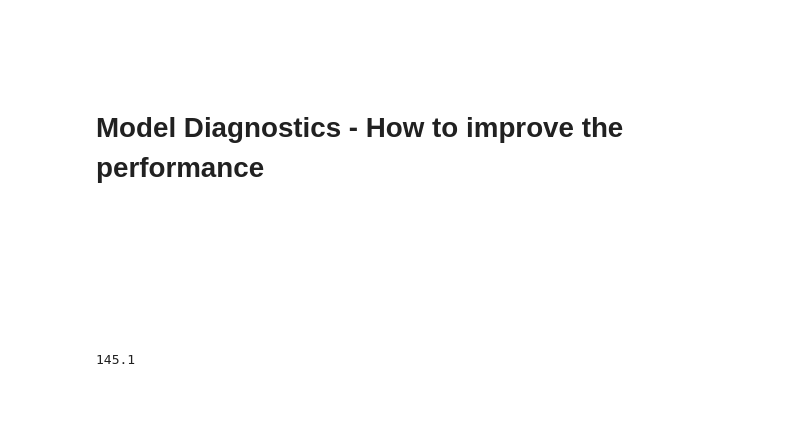
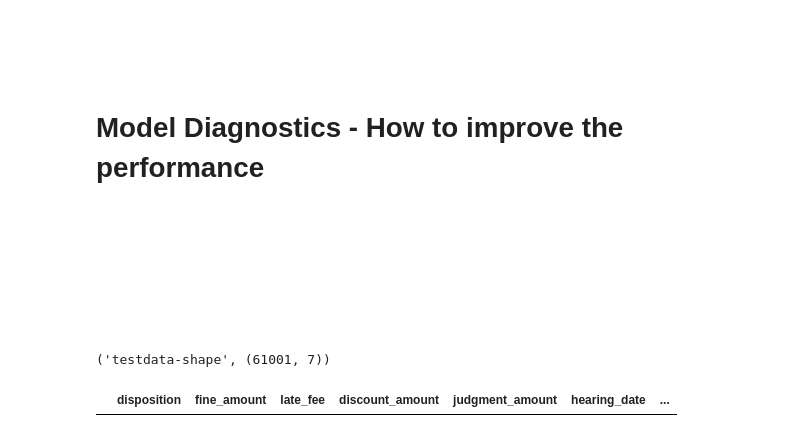
Before and after one commit to Jay-0520/Data_Science, a Jupyter notebook: predicting_property_maintenance_fines/introduction_and_data_exploration.ipynb, the cells around one changed output. Cells and saved outputs as stored; diff of their text form; code cells hidden in the pictures; blank space fills up the shorter version.

```diff
--- a/predicting_property_maintenance_fines/predicting_property_maintenance_fines.ipynb
+++ b/predicting_property_maintenance_fines/introduction_and_data_exploration.ipynb
@@ -1389,7 +1436,45 @@ reg_RF.score(X_test, y_test)
  <br>
  <br>
  <br>
-# %%
-140.69 + 4.41
-# %% [output]
-145.1
+# %%
+# read the two datasets
+traindata = pd.read_csv('train.csv',encoding = "ISO-8859-1")
+testdata = pd.read_csv('test.csv',encoding = "ISO-8859-1")
+
+# add one more feature
+columns_to_keep = ['disposition','fine_amount','late_fee', 'discount_amount',
+                   'judgment_amount','hearing_date', 'ticket_issued_date', 'compliance']
+columns_to_keep_test = ['disposition','fine_amount','late_fee', 'discount_amount',
+                        'judgment_amount','hearing_date', 'ticket_issued_date']
+
+traindata = traindata[columns_to_keep]
+testdata = testdata[columns_to_keep_test]
+
+
+# reduce memory usage by casting
+for i in range(len(traindata.columns)):
+    if len(traindata[traindata.columns[i]].unique()) < 250:
+        traindata[traindata.columns[i]] = traindata[traindata.columns[i]].astype('category')
+
+# Double check and drop any of the columns and rows that contains NAN
+traindata = traindata.dropna(axis=1,how='all') # drop columns that contain only Nans
+traindata = traindata.dropna(axis=0,how='any') # drop rows that contain at least one Nan
+traindata = traindata[traindata['compliance'].notnull()]
+
+
+# to make sure the disposition variable is same in both training and testing sets
+traindata['disposition'] = traindata.disposition.astype(str)
+testdata['disposition'] = testdata.disposition.astype(str)
+
+print('testdata-shape', testdata.shape)
+
+#testdata = testdata[testdata['disposition'] != 'Responsible (Fine Waived) by Admis']
+#testdata = testdata[testdata['disposition'] != 'Responsible - Compl/Adj by Default']
+#testdata = testdata[testdata['disposition'] != 'Responsible - Compl/Adj by Determi']
+#testdata = testdata[testdata['disposition'] != 'Responsible by Dismissal']
+testdata['disposition'].replace(['Responsible (Fine Waived) by Admis'], 'Responsible by Admission',inplace=True)
+testdata['disposition'].replace(['Responsible - Compl/Adj by Default'], 'Responsible by Default',inplace=True)
+testdata['disposition'].replace(['Responsible - Compl/Adj by Determi'], 'Responsible by Determination',inplace=True)
+testdata['disposition'].replace(['Responsible by Dismissal'], 'Responsible (Fine Waived) by Deter',inplace=True)
+# %% [output]
+('testdata-shape', (61001, 7))
@@ -1395,0 +1483,4 @@ reg_RF.score(X_test, y_test)
+# %%
+testdata[testdata['disposition'] == 'Responsible (Fine Waived) by Admis']
+# %% [output]
+|  | disposition | fine_amount | late_fee | discount_amount | judgment_amount | hearing_date | ... |
```
Also changed, not shown: parts of 29 cells of this notebook.
